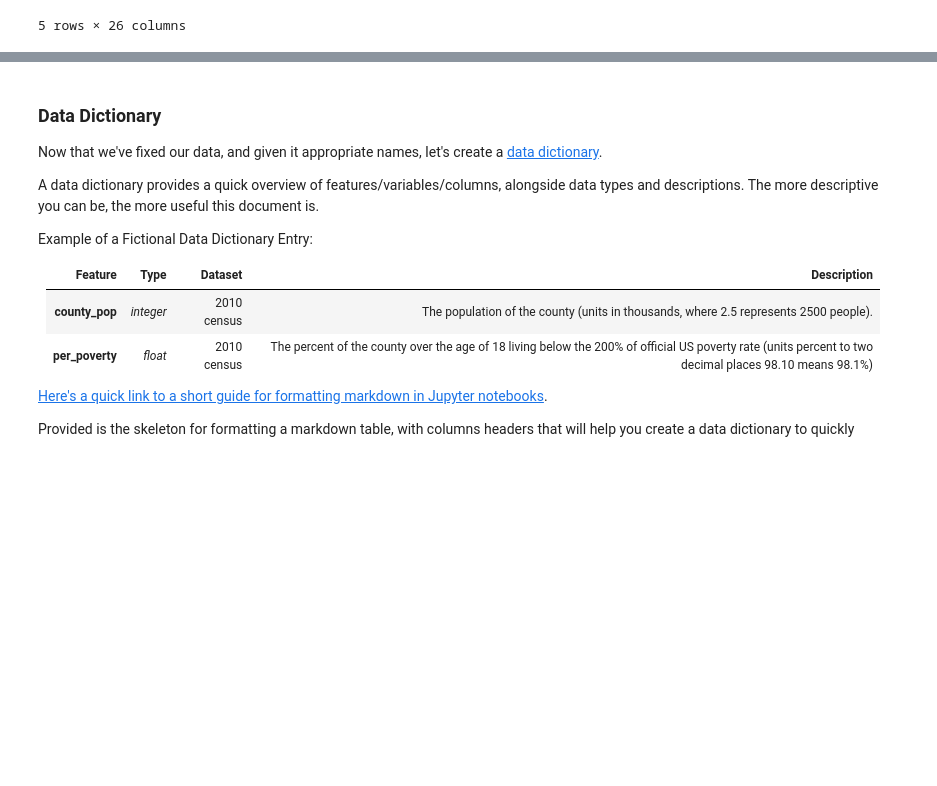
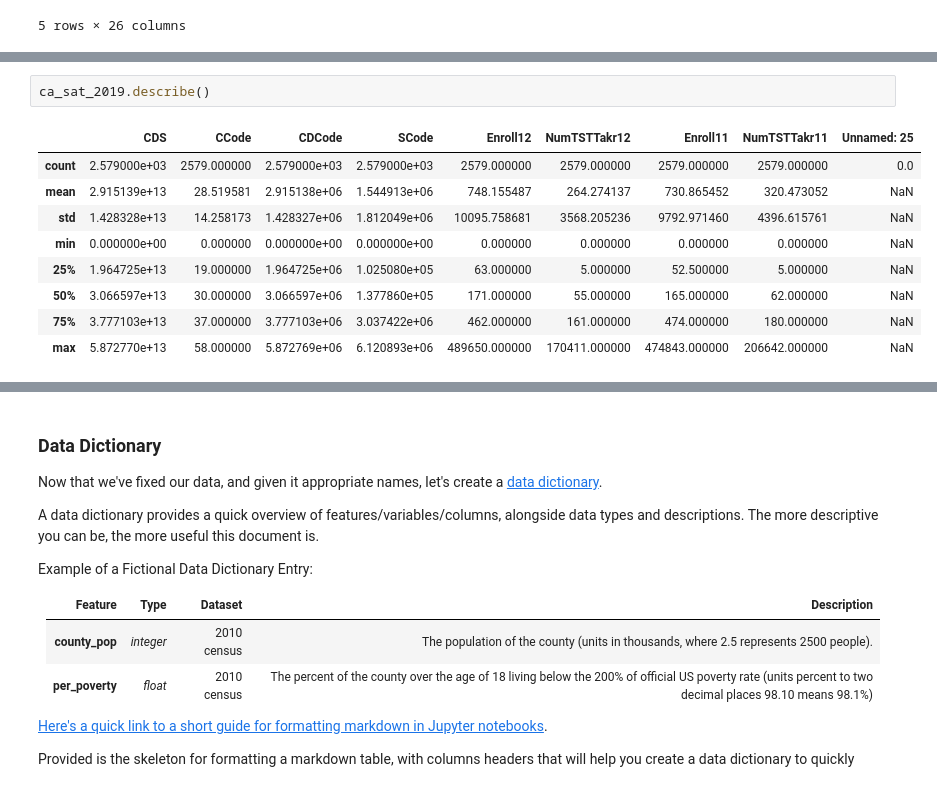
Before and after one commit to vivekbavda/Projects, a Jupyter notebook: code/starter-code.ipynb, the cells around one changed output, grey strips where cells are left out. Drawn from its saved outputs; the diff is of its cells as text; blank space fills up the shorter version.

```diff
--- a/code/starter-code.ipynb
+++ b/code/starter-code.ipynb
@@ -205,0 +211,12 @@ ca_act_2019.head()
+# %%
+ca_sat_2019.describe()
+# %% [output]
+|  | CDS | CCode | CDCode | SCode | Enroll12 | NumTSTTakr12 | Enroll11 | NumTSTTakr11 | Unnamed: 25 |
+| count | 2.579000e+03 | 2579.000000 | 2.579000e+03 | 2.579000e+03 | 2579.000000 | 2579.000000 | 2579.000000 | 2579.000000 | 0.0 |
+| mean | 2.915139e+13 | 28.519581 | 2.915138e+06 | 1.544913e+06 | 748.155487 | 264.274137 | 730.865452 | 320.473052 | NaN |
+| std | 1.428328e+13 | 14.258173 | 1.428327e+06 | 1.812049e+06 | 10095.758681 | 3568.205236 | 9792.971460 | 4396.615761 | NaN |
+| min | 0.000000e+00 | 0.000000 | 0.000000e+00 | 0.000000e+00 | 0.000000 | 0.000000 | 0.000000 | 0.000000 | NaN |
+| 25% | 1.964725e+13 | 19.000000 | 1.964725e+06 | 1.025080e+05 | 63.000000 | 5.000000 | 52.500000 | 5.000000 | NaN |
+| 50% | 3.066597e+13 | 30.000000 | 3.066597e+06 | 1.377860e+05 | 171.000000 | 55.000000 | 165.000000 | 62.000000 | NaN |
+| 75% | 3.777103e+13 | 37.000000 | 3.777103e+06 | 3.037422e+06 | 462.000000 | 161.000000 | 474.000000 | 180.000000 | NaN |
+| max | 5.872770e+13 | 58.000000 | 5.872769e+06 | 6.120893e+06 | 489650.000000 | 170411.000000 | 474843.000000 | 206642.000000 | NaN |
```
Also changed, not shown: parts of 17 cells of this notebook.
